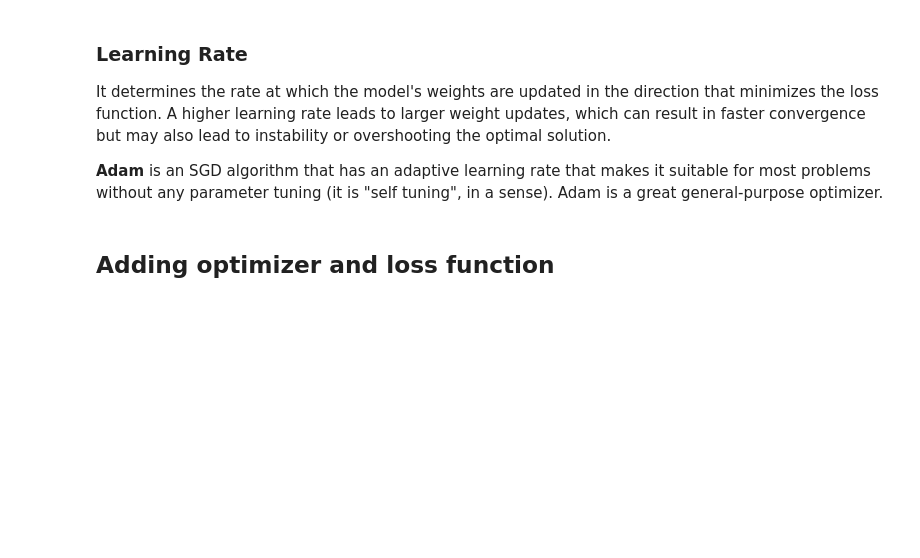
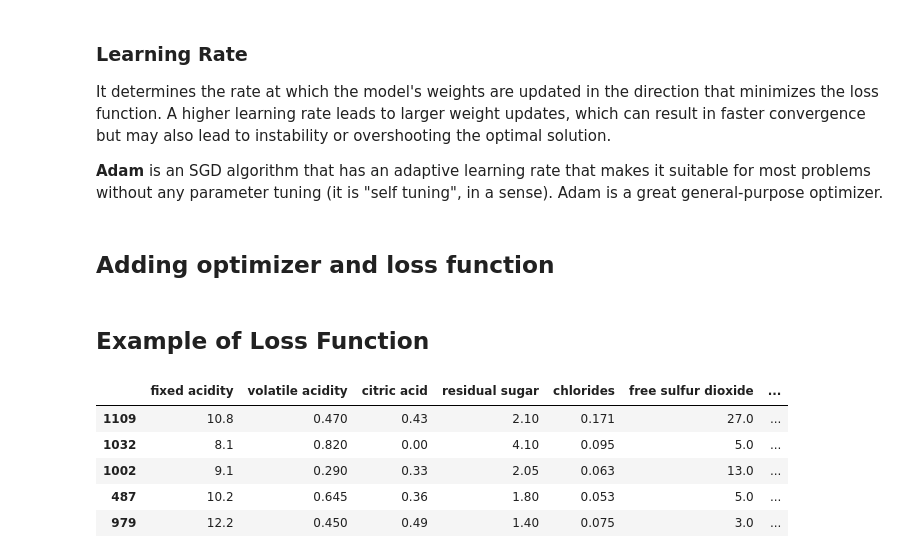
Before and after one commit to sxudan/artificial-intelligence-journey, a Jupyter notebook: Deep_Learning.ipynb, the cells around one changed output. Drawn from its saved outputs; the diff is of its cells as text; code cells hidden in the pictures; blank space fills up the shorter version.

```diff
--- a/Deep_Learning.ipynb
+++ b/Deep_Learning.ipynb
@@ -95,3 +95,5 @@ model.compile(
     optimizer="adam",
     loss="mae",
 )
+# %% [markdown]
+## Example of Loss Function
@@ -97,0 +103,15 @@ model.compile(
+# %%
+# Link: https://archive.ics.uci.edu/dataset/186/wine+quality
+red_wine = pd.read_csv("/content/drive/MyDrive/Colab Notebooks/winequality-red.csv", sep=';')
+
+# Create training and validation splits
+df_train = red_wine.sample(frac=0.7, random_state=0)
+df_valid = red_wine.drop(df_train.index)
+display(df_train.head())
+# %% [output]
+|  | fixed acidity | volatile acidity | citric acid | residual sugar | chlorides | free sulfur dioxide | ... |
+| 1109 | 10.8 | 0.470 | 0.43 | 2.10 | 0.171 | 27.0 | ... |
+| 1032 | 8.1 | 0.820 | 0.00 | 4.10 | 0.095 | 5.0 | ... |
+| 1002 | 9.1 | 0.290 | 0.33 | 2.05 | 0.063 | 13.0 | ... |
+| 487 | 10.2 | 0.645 | 0.36 | 1.80 | 0.053 | 5.0 | ... |
+| 979 | 12.2 | 0.450 | 0.49 | 1.40 | 0.075 | 3.0 | ... |
```
Also changed, not shown: parts of 21 cells of this notebook.
